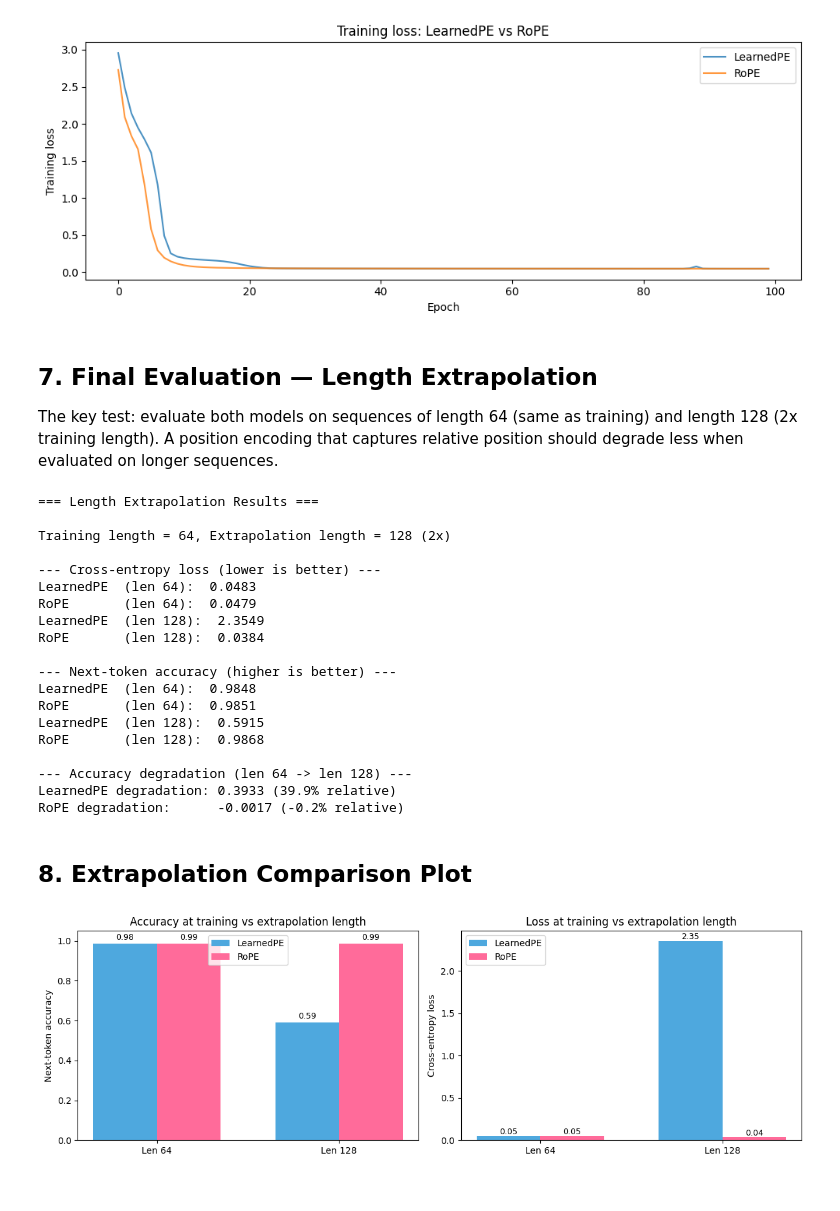
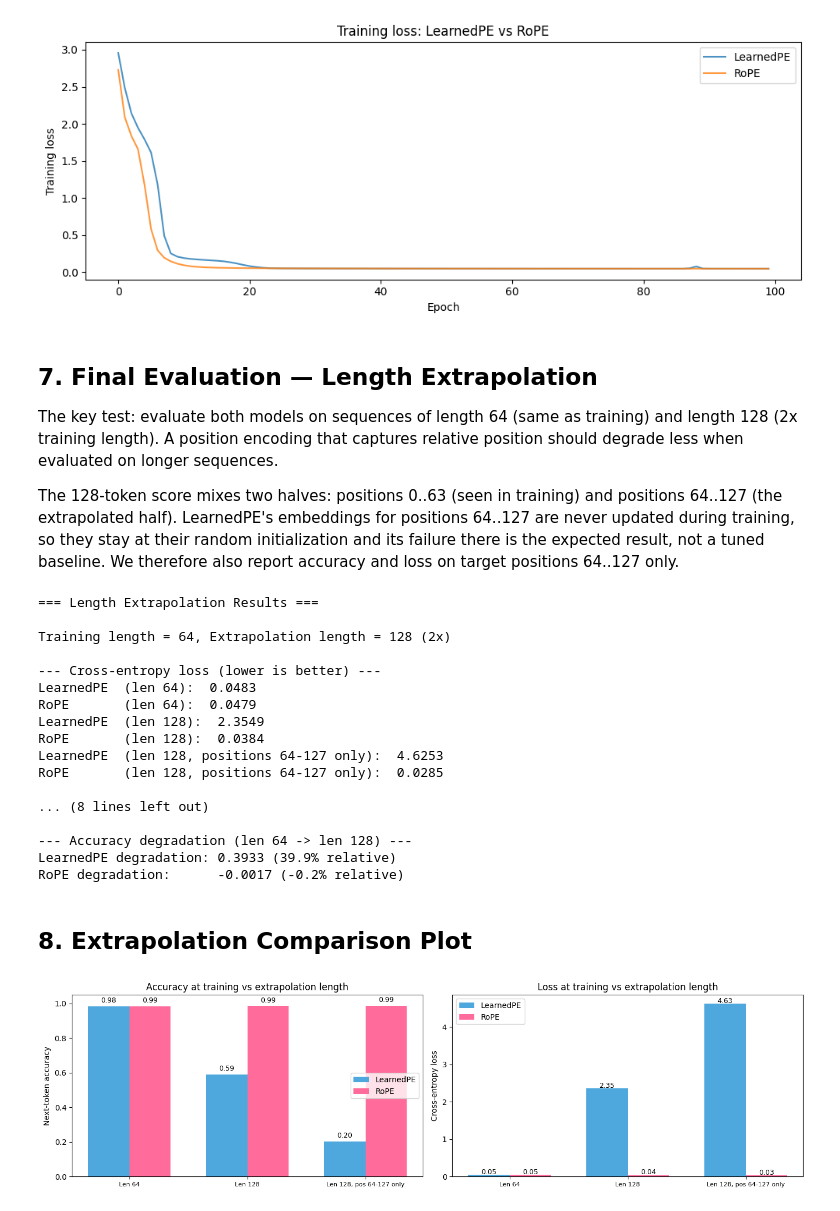
Before and after one commit to nadeemcite/llm-research-papers, a Jupyter notebook: 001_roformer-rotary-position-embedding/solution.ipynb, the cells around one changed output. Saved outputs shown, nothing was run; the diff lists cells and outputs as text; code cells hidden in the pictures.

```diff
--- a/001_roformer-rotary-position-embedding/solution.ipynb
+++ b/001_roformer-rotary-position-embedding/solution.ipynb
@@ -322,10 +322,18 @@ plt.legend(); plt.tight_layout(); plt.show()
 The key test: evaluate both models on sequences of length 64 (same as training)
 and length 128 (2x training length). A position encoding that captures relative
 position should degrade less when evaluated on longer sequences.
+
+The 128-token score mixes two halves: positions 0..63 (seen in training) and
+positions 64..127 (the extrapolated half). LearnedPE's embeddings for positions
+64..127 are never updated during training, so they stay at their random
+initialization and its failure there is the expected result, not a tuned
+baseline. We therefore also report accuracy and loss on target positions
+64..127 only.
 # %%
 @torch.no_grad()
-def evaluate_model(model, data, name, device):
-    """Return average next-token cross-entropy loss on the given data."""
+def evaluate_model(model, data, name, device, first_target=1):
+    """Return average next-token cross-entropy loss on the given data.
+    Only targets at positions >= first_target are scored (1 = all of them)."""
     model.eval()
     total_loss = 0.0
     n_batches = 0
@@ -333,16 +341,16 @@ def evaluate_model(model, data, name, device):
     for i in range(0, data.shape[0], batch):
         x = torch.from_numpy(data[i:i+batch]).to(device)
         logits = model(x)
-        loss = cross_entropy_loss(logits, x)
+        loss = F.cross_entropy(logits[:, first_target-1:-1].reshape(-1, VOCAB_SIZE),
+                               x[:, first_target:].reshape(-1))
         total_loss += loss.item()
         n_batches += 1
     avg_loss = total_loss / n_batches
-    # Accuracy: fraction of next-token predictions that are correct
     return avg_loss
 
 @torch.no_grad()
-def evaluate_accuracy(model, data, name, device):
-    """Return next-token prediction accuracy."""
+def evaluate_accuracy(model, data, name, device, first_target=1):
+    """Return next-token prediction accuracy on targets at positions >= first_target."""
     model.eval()
     correct = 0
     total = 0
@@ -350,8 +358,8 @@ def evaluate_accuracy(model, data, name, device):
     for i in range(0, data.shape[0], batch):
         x = torch.from_numpy(data[i:i+batch]).to(device)
         logits = model(x)
-        preds = logits[:, :-1, :].argmax(dim=-1)   # (B, T-1)
-        targets = x[:, 1:]                           # (B, T-1)
+        preds = logits[:, first_target-1:-1, :].argmax(dim=-1)
+        targets = x[:, first_target:]
         correct += (preds == targets).sum().item()
         total += targets.numel()
     return correct / total
@@ -368,6 +376,12 @@ loss_rope_128    = evaluate_model(model_rope,    test_long, 'RoPE',     DEVICE)
 acc_learned_128  = evaluate_accuracy(model_learned, test_long, 'LearnedPE', DEVICE)
 acc_rope_128     = evaluate_accuracy(model_rope,    test_long, 'RoPE',     DEVICE)
 
+# Extrapolated half only: targets at positions 64..127 (never seen in training)
+loss_learned_new = evaluate_model(model_learned, test_long, 'LearnedPE', DEVICE, first_target=TRAIN_LEN)
+loss_rope_new    = evaluate_model(model_rope,    test_long, 'RoPE',     DEVICE, first_target=TRAIN_LEN)
+acc_learned_new  = evaluate_accuracy(model_learned, test_long, 'LearnedPE', DEVICE, first_target=TRAIN_LEN)
+acc_rope_new     = evaluate_accuracy(model_rope,    test_long, 'RoPE',     DEVICE, first_target=TRAIN_LEN)
+
 print('=== Length Extrapolation Results ===')
 print()
 print(f'Training length = {TRAIN_LEN}, Extrapolation length = {EVAL_LEN} (2x)')
@@ -377,12 +391,17 @@ print(f'LearnedPE  (len {TRAIN_LEN}):  {loss_learned_64:.4f}')
 print(f'RoPE       (len {TRAIN_LEN}):  {loss_rope_64:.4f}')
 print(f'LearnedPE  (len {EVAL_LEN}):  {loss_learned_128:.4f}')
 print(f'RoPE       (len {EVAL_LEN}):  {loss_rope_128:.4f}')
+print(f'LearnedPE  (len {EVAL_LEN}, positions {TRAIN_LEN}-{EVAL_LEN-1} only):  {loss_learned_new:.4f}')
+print(f'RoPE       (len {EVAL_LEN}, positions {TRAIN_LEN}-{EVAL_LEN-1} only):  {loss_rope_new:.4f}')
 print()
 print(f'--- Next-token accuracy (higher is better) ---')
 print(f'LearnedPE  (len {TRAIN_LEN}):  {acc_learned_64:.4f}')
 print(f'RoPE       (len {TRAIN_LEN}):  {acc_rope_64:.4f}')
 print(f'LearnedPE  (len {EVAL_LEN}):  {acc_learned_128:.4f}')
 print(f'RoPE       (len {EVAL_LEN}):  {acc_rope_128:.4f}')
+print(f'LearnedPE  (len {EVAL_LEN}, positions {TRAIN_LEN}-{EVAL_LEN-1} only):  {acc_learned_new:.4f}')
+print(f'RoPE       (len {EVAL_LEN}, positions {TRAIN_LEN}-{EVAL_LEN-1} only):  {acc_rope_new:.4f}')
+print(f'(chance = {1/VOCAB_SIZE:.4f}; LearnedPE embeddings for positions {TRAIN_LEN}-{EVAL_LEN-1} were never trained)')
 print()
 # Degradation: how much accuracy drops from 64 -> 128
 deg_learned = acc_learned_64 - acc_learned_128
@@ -400,12 +419,10 @@ LearnedPE  (len 64):  0.0483
 RoPE       (len 64):  0.0479
 LearnedPE  (len 128):  2.3549
 RoPE       (len 128):  0.0384
+LearnedPE  (len 128, positions 64-127 only):  4.6253
+RoPE       (len 128, positions 64-127 only):  0.0285
 
---- Next-token accuracy (higher is better) ---
-LearnedPE  (len 64):  0.9848
-RoPE       (len 64):  0.9851
-LearnedPE  (len 128):  0.5915
-RoPE       (len 128):  0.9868
+... (8 lines left out)
 
 --- Accuracy degradation (len 64 -> len 128) ---
 LearnedPE degradation: 0.3933 (39.9% relative)
@@ -413,38 +430,38 @@ RoPE degradation:      -0.0017 (-0.2% relative)
 # %% [markdown]
 ## 8. Extrapolation Comparison Plot
 # %%
-fig, axes = plt.subplots(1, 2, figsize=(12, 4))
+fig, axes = plt.subplots(1, 2, figsize=(14, 4))
 
 # Accuracy bar chart
-labels = [f'Len {TRAIN_LEN}', f'Len {EVAL_LEN}']
-learned_accs = [acc_learned_64, acc_learned_128]
-rope_accs    = [acc_rope_64, acc_rope_128]
+labels = [f'Len {TRAIN_LEN}', f'Len {EVAL_LEN}', f'Len {EVAL_LEN}, pos {TRAIN_LEN}-{EVAL_LEN-1} only']
+learned_accs = [acc_learned_64, acc_learned_128, acc_learned_new]
+rope_accs    = [acc_rope_64, acc_rope_128, acc_rope_new]
 x = np.arange(len(labels))
 width = 0.35
 axes[0].bar(x - width/2, learned_accs, width, label='LearnedPE', color='#4ea8de')
 axes[0].bar(x + width/2, rope_accs, width, label='RoPE', color='#ff6b9a')
-axes[0].set_xticks(x); axes[0].set_xticklabels(labels)
+axes[0].set_xticks(x); axes[0].set_xticklabels(labels, fontsize=8)
 axes[0].set_ylabel('Next-token accuracy'); axes[0].set_title('Accuracy at training vs extrapolation length')
 axes[0].legend(); axes[0].set_ylim(0, 1.05)
 for i, (la, ra) in enumerate(zip(learned_accs, rope_accs)):
     axes[0].text(i - width/2, la + 0.02, f'{la:.2f}', ha='center', fontsize=9)
     axes[0].text(i + width/2, ra + 0.02, f'{ra:.2f}', ha='center', fontsize=9)
 
 # Loss bar chart
-learned_losses = [loss_learned_64, loss_learned_128]
-rope_losses    = [loss_rope_64, loss_rope_128]
+learned_losses = [loss_learned_64, loss_learned_128, loss_learned_new]
+rope_losses    = [loss_rope_64, loss_rope_128, loss_rope_new]
 axes[1].bar(x - width/2, learned_losses, width, label='LearnedPE', color='#4ea8de')
 axes[1].bar(x + width/2, rope_losses, width, label='RoPE', color='#ff6b9a')
-axes[1].set_xticks(x); axes[1].set_xticklabels(labels)
+axes[1].set_xticks(x); axes[1].set_xticklabels(labels, fontsize=8)
 axes[1].set_ylabel('Cross-entropy loss'); axes[1].set_title('Loss at training vs extrapolation length')
 axes[1].legend()
 for i, (ll, rl) in enumerate(zip(learned_losses, rope_losses)):
     axes[1].text(i - width/2, ll + 0.02, f'{ll:.2f}', ha='center', fontsize=9)
     axes[1].text(i + width/2, rl + 0.02, f'{rl:.2f}', ha='center', fontsize=9)
 
 plt.tight_layout(); plt.show()
 # %% [output]
-[figure, old version]
+[figure, new version]
 # %% [markdown]
 ## 9. RoPE Long-term Decay Property
 
```
Also changed, not shown: parts of 4 cells of this notebook, 2 other files.
